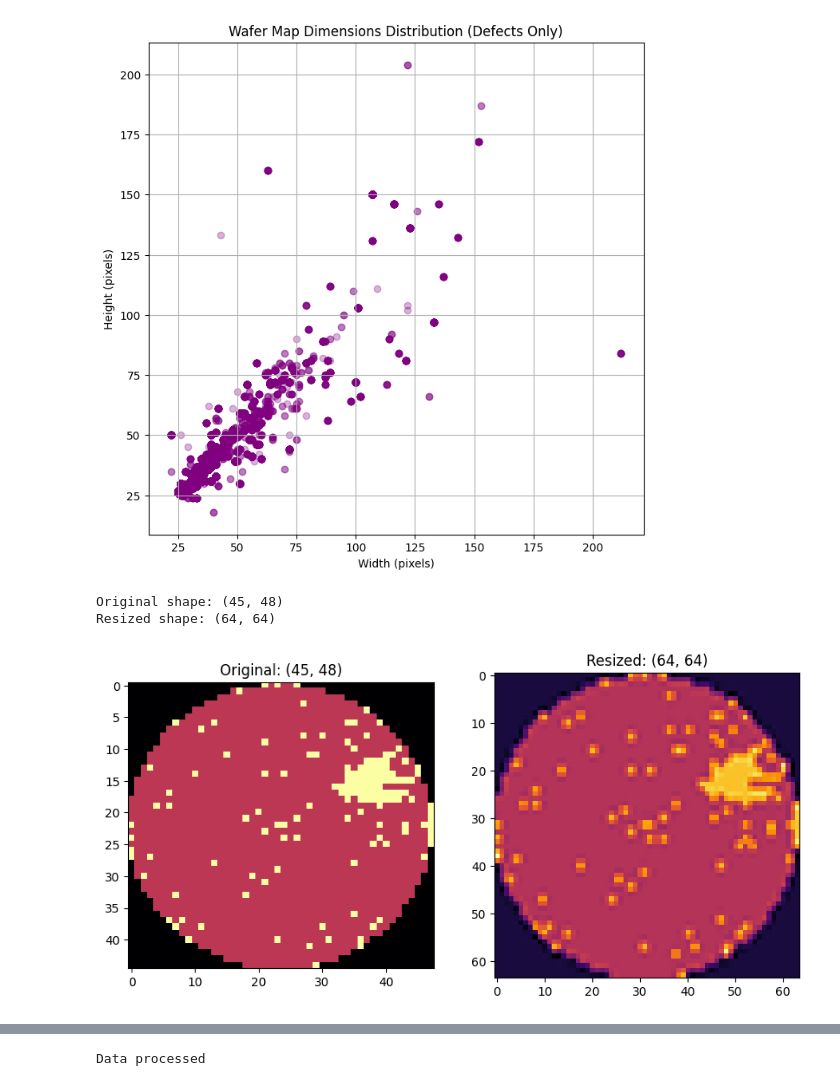
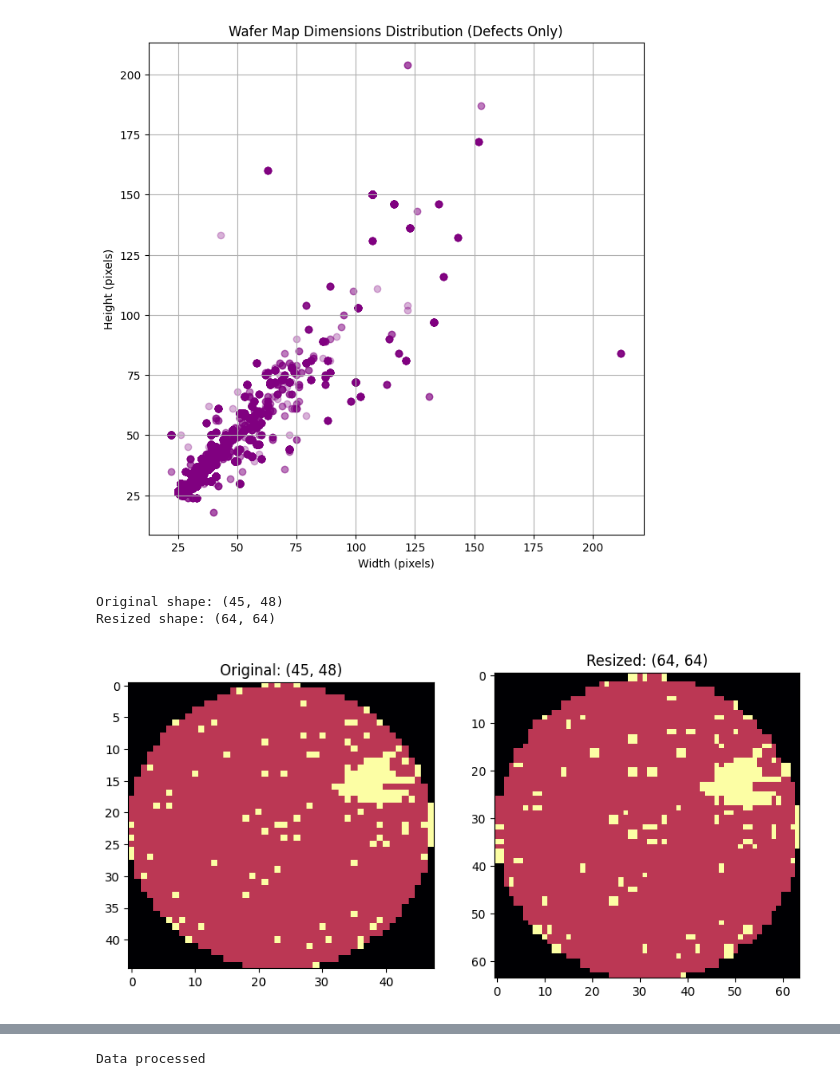
Before and after one commit to NUSSETO/Semiconductor_Project, a Jupyter notebook: main.ipynb, the cells around one changed output, grey strips where cells are left out. Cells and saved outputs as stored; diff of their text form; code cells hidden in the pictures.

```diff
--- a/main.ipynb
+++ b/main.ipynb
@@ -183,39 +184,39 @@ Maximum wafer map size: (212, 84)
 TARGET_SIZE_64 = (64, 64)
 
 def resize_wafer_map(wafer_map, TARGET_SIZE):
     """
     Resizes a single wafer map to the target size using Cubic Interpolation.
     """
     # cv2.resize expects pixels to be float or uint8. We cast to float32.
     # The wafer map values are 0, 1, 2.
-    # We use cubic interpolation to maintain the quality of the image.
-    return cv2.resize(wafer_map.astype(np.float32), TARGET_SIZE, interpolation = cv2.INTER_CUBIC)
+    # We use nearest neighbor interpolation to preserve the discrete class labels (0, 1, 2)
+    # and avoid introducing non-existent intermediate values.
+    return cv2.resize(wafer_map.astype(np.float32), TARGET_SIZE, interpolation = cv2.INTER_NEAREST)
 
 # Apply resizing to the entire column
 df_defect["waferMapResized"] = df_defect["waferMap"].apply(resize_wafer_map, TARGET_SIZE = TARGET_SIZE_64)
 
 # Verify the change (only check the shape of the first resized image for convenience)
-sample_resized = df_defect["waferMapResized"].iloc[0]
 print(f"Original shape: {df_defect['waferMap'].iloc[0].shape}")
-print(f"Resized shape: {sample_resized.shape}")
+print(f"Resized shape: {df_defect['waferMapResized'].iloc[0].shape}")
 
 # Visualize the comparison (Before vs. After)
 plt.figure(figsize = (10, 5))
 
 # Original
 plt.subplot(1, 2, 1)
 plt.imshow(df_defect["waferMap"].iloc[0], cmap = "inferno")
 plt.title(f"Original: {df_defect['waferMap'].iloc[0].shape}")
 
 # Resized
 plt.subplot(1, 2, 2)
-plt.imshow(sample_resized, cmap = "inferno")
-plt.title(f"Resized: {sample_resized.shape}")
+plt.imshow(df_defect["waferMapResized"].iloc[0], cmap = "inferno")
+plt.title(f"Resized: {df_defect['waferMapResized'].iloc[0].shape}")
 
 plt.show()
 # %% [output]
 Original shape: (45, 48)
 Resized shape: (64, 64)
-[figure, old version]
+[figure, new version]
 # %%
 # Now we will finish the data processing part
```
Also changed, not shown: parts of 28 cells of this notebook, 9 other files.
